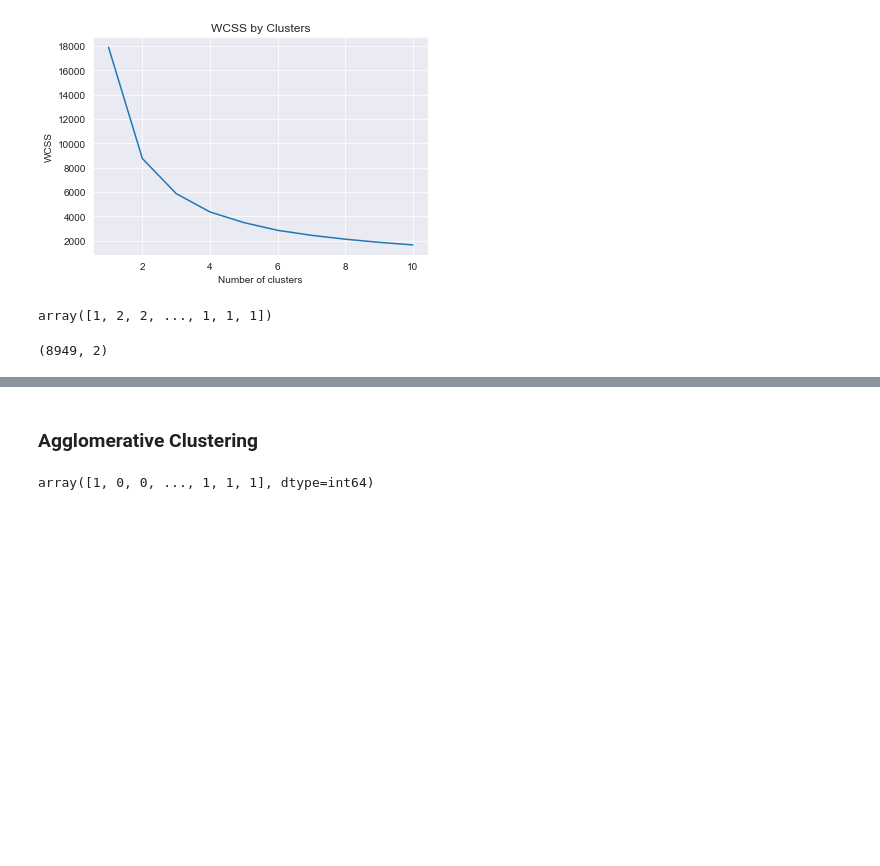
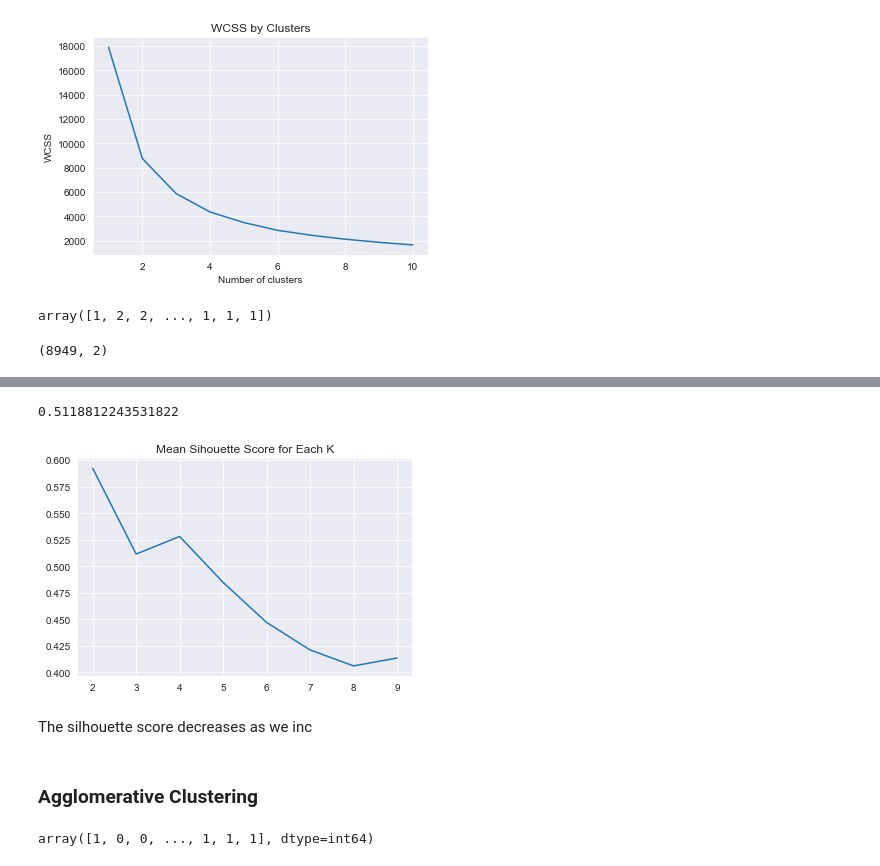
Before and after one commit to Abednego-py/Clustering_Model, a Jupyter notebook: Clustering_model.ipynb, the cells around one changed output, grey strips where cells are left out. Saved outputs shown, nothing was run; the diff lists cells and outputs as text; code cells hidden in the pictures; blank space fills up the shorter version.

```diff
--- a/Clustering_model.ipynb
+++ b/Clustering_model.ipynb
@@ -237,3 +243,30 @@ plot_clusters(scaled_X, km_clusters)
+# %%
+# verify how good the clustering is using silhouette score
+
+from sklearn.metrics import silhouette_score
+
+print(silhouette_score(scaled_X, km_clusters))
+# %% [output]
+0.5118812243531822
+# %%
+# Let's iterate through diff nos of clusters and check the ss
+silhouette = []
+
+for n in range(2, 10):
+    model = KMeans(n_clusters=n)
+    model.fit(scaled_X)
+    label=model.predict(scaled_X)
+    silhouette.append(silhouette_score(scaled_X,label))
+
+
+ax = plt.plot(silhouette)
+plt.xticks(range(8), range(2,10))
+plt.title("Mean Sihouette Score for Each K")
+plt.show()
+# %% [output]
+[figure, added]
+# %% [markdown]
+The silhouette score decreases as we inc
 # %% [markdown]
 ### Agglomerative Clustering
 # %%
```
Also changed, not shown: parts of 5 cells of this notebook.
